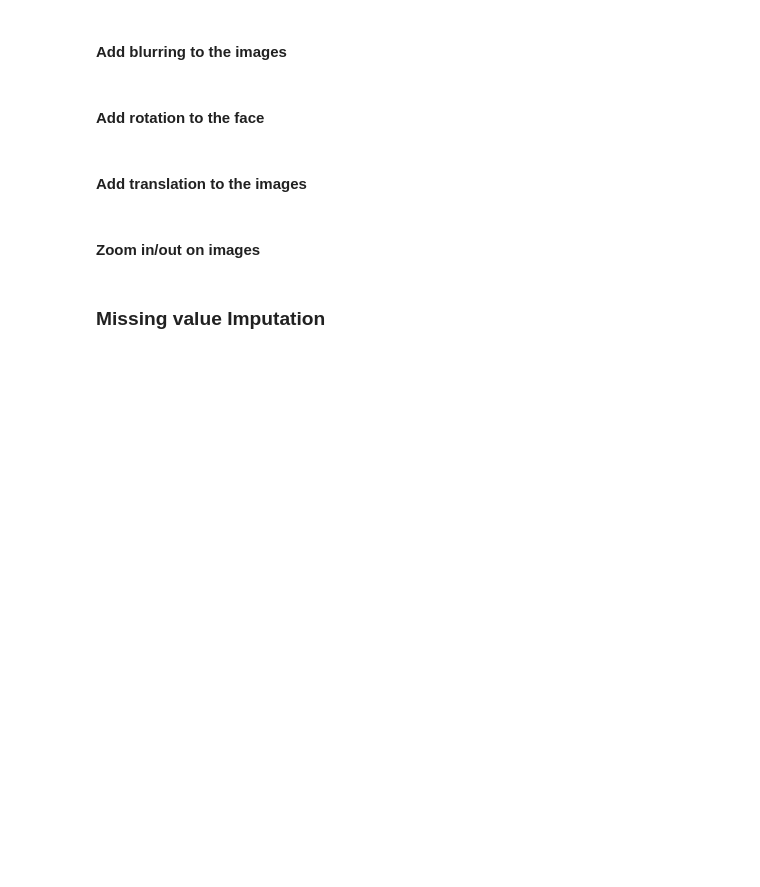
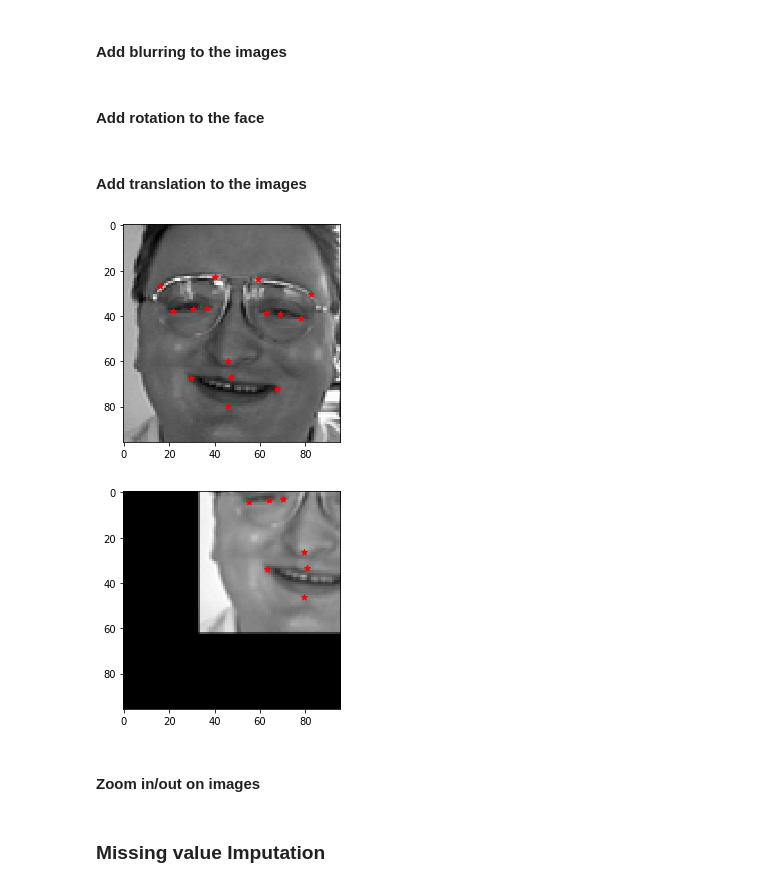
Before and after one commit to MadhuAtBerkeley/w207_Project, a Jupyter notebook: source/w207_eda.ipynb, the cells around one changed output. Drawn from its saved outputs; the diff is of its cells as text; code cells hidden in the pictures; blank space fills up the shorter version.

```diff
--- a/source/w207_eda.ipynb
+++ b/source/w207_eda.ipynb
@@ -315,35 +319,38 @@ view_img(dst)
 # %% [markdown]
 #### Add translation to the images
 # %%
-view_img(x_train[[5]],get_facial_keypoints(y_train,5))
+test_img = 120
+view_img(x_train[[test_img]],get_facial_keypoints(y_train,test_img))
 def translate_img():
     """
     Add translational shift to the images randomly
     """
     trans_train_data = train_data.copy()
-    shift = np.random.uniform(low=-.3,high=.3,size=trans_train_data.shape[0])
 
     rows,cols = (96,96)
-    shift_x = 96*shift
-
-    shift_y = 96*shift
+    shift_x = 96*np.random.choice(np.arange(-.4,.4,.05),size=trans_train_data.shape[0])
+    shift_y = 96*np.random.choice(np.arange(-.4,.4,.05),size=trans_train_data.shape[0])
     M = [np.float32([[1,0,shift_x[ind]],[0,1,shift_y[ind]]]) for ind in range(trans_train_data.shape[0])]
-    trans_img = np.array([cv2.warpAffine(x_train[[ind]].reshape(96,96,1),M[ind],(cols,rows)) for ind in range(trans_train_data.shape[0])])
+    trans_img = np.array([cv2.warpAffine(x_train[[ind]].reshape(96,96,1),M[ind],(cols,rows)).reshape(96,96,1) for ind in range(trans_train_data.shape[0])])
 
     x_col = [col for col in train_data.columns if ((col != 'Image') & ('_x' in col))]
     y_col = [col for col in train_data.columns if ((col != 'Image') & ('_y' in col))]
 
     shift_x_array = np.array([np.repeat(x,len(x_col))for x in shift_x])
     shift_y_array = np.array([np.repeat(y,len(y_col))for y in shift_y])
-#     print(shift_y_array)
-#     print(trans_train_data[x_col].shape)
-#     print(shift_x_array.shape)
 
-    trans_train_data = np.array(trans_train_data[[col for col in trans_train_data.columns if col != 'Image']])
+    trans_train_data[x_col] += shift_x_array
+    trans_train_data[y_col] += shift_y_array
 
-    # TODO should we force these to be nan or leave as is?
-    trans_train_data[trans_train_data > 96]= np.nan
-    return(trans_img,trans_train_data)
+    trans_coord = np.array(trans_train_data[[col for col in trans_train_data.columns if col != 'Image']])
+
+    # TODO should we force these to be nan or leave as is? If leave as is, comment this out.
+    trans_coord[trans_coord > 96]= np.nan
+    trans_coord[trans_coord < 0]= np.nan
+    return(trans_img,trans_coord)
 
 trans_img,trans_train_data = translate_img()
-view_img(trans_img[[5]],get_facial_keypoints(trans_train_data,5))
+view_img(trans_img[[test_img]],get_facial_keypoints(trans_train_data,test_img))
+# %% [output]
+[figure, added]
+[figure, added]
```
Also changed, not shown: parts of 3 cells of this notebook, 1 other file.
